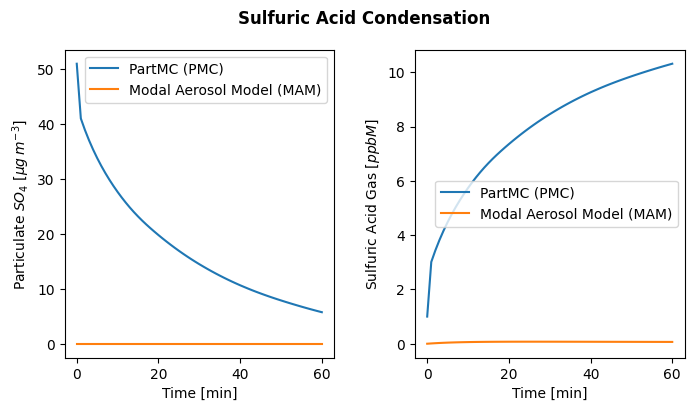
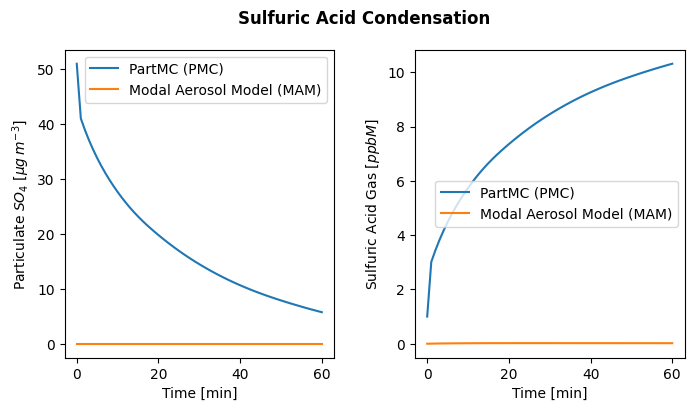
The notebook cell's code change between the first figure and the second:
--- before
+++ after
@@ -9,5 +9,5 @@
 # Retrieve MAM4 Results
 so4_mam   = 1e9*mam.so4_aer.sum('mode')*(air_mol_conc*air_molwt)  # ug m-3
-h2so4_mam = 1e9*mam.h2so4_gas  # ppbM
+h2so4_mam = 1e9*mam.h2so4_gas * 28.966/98.0  # ppbM
 
 # Plot Figure
@@ -17,11 +17,11 @@
 ax1[0].set_ylabel(r'Particulate $SO_4$ $[\mu g \: m^{-3}]$')
 ax1[0].set_xlabel('Time [min]')
-ax1[0].legend({"PartMC (PMC)","Modal Aerosol Model (MAM)"})
+ax1[0].legend(["PartMC (PMC)","Modal Aerosol Model (MAM)"])
 
 ax1[1].plot(np.arange(61), h2so4_pmc)
-ax1[1].plot(np.arange(61), 1e9*mam.h2so4_gas)
+ax1[1].plot(np.arange(61), h2so4_mam)
 ax1[1].set_ylabel('Sulfuric Acid Gas $[ppbM]$')
 ax1[1].set_xlabel('Time [min]')
-ax1[1].legend({"PartMC (PMC)","Modal Aerosol Model (MAM)"})
+ax1[1].legend(["PartMC (PMC)","Modal Aerosol Model (MAM)"])
 
 cfig.suptitle('Sulfuric Acid Condensation',fontweight='bold')

Commit: Implements updates to test cases to work with Duncan's cases  On branch standards_savio  Changes to be committed: 	new file:   camp/s2_config/aerosol_phases.json 	new file:   camp/s2_config/mam4_aerosol_representation.json 	new file:   camp/s2_config/mam4_config.json 	new file:   camp/s2_config/mam_